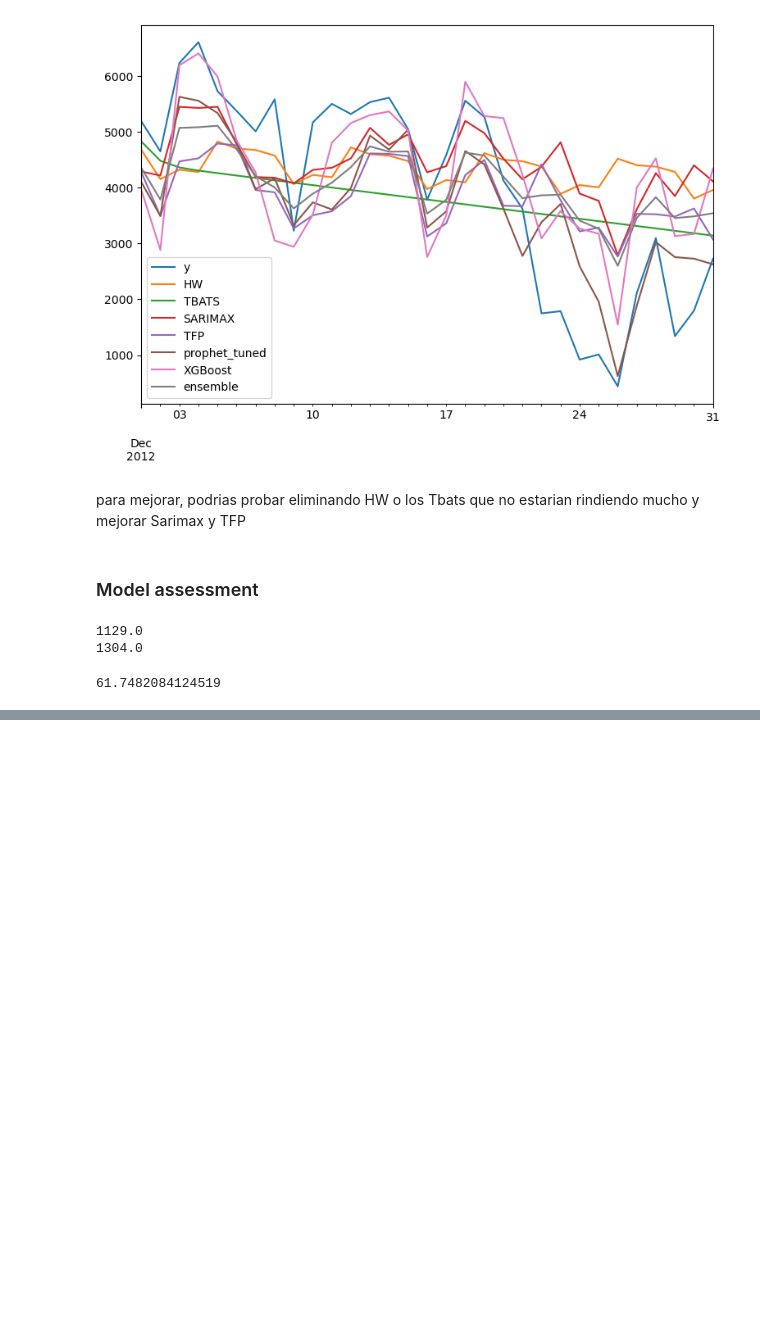
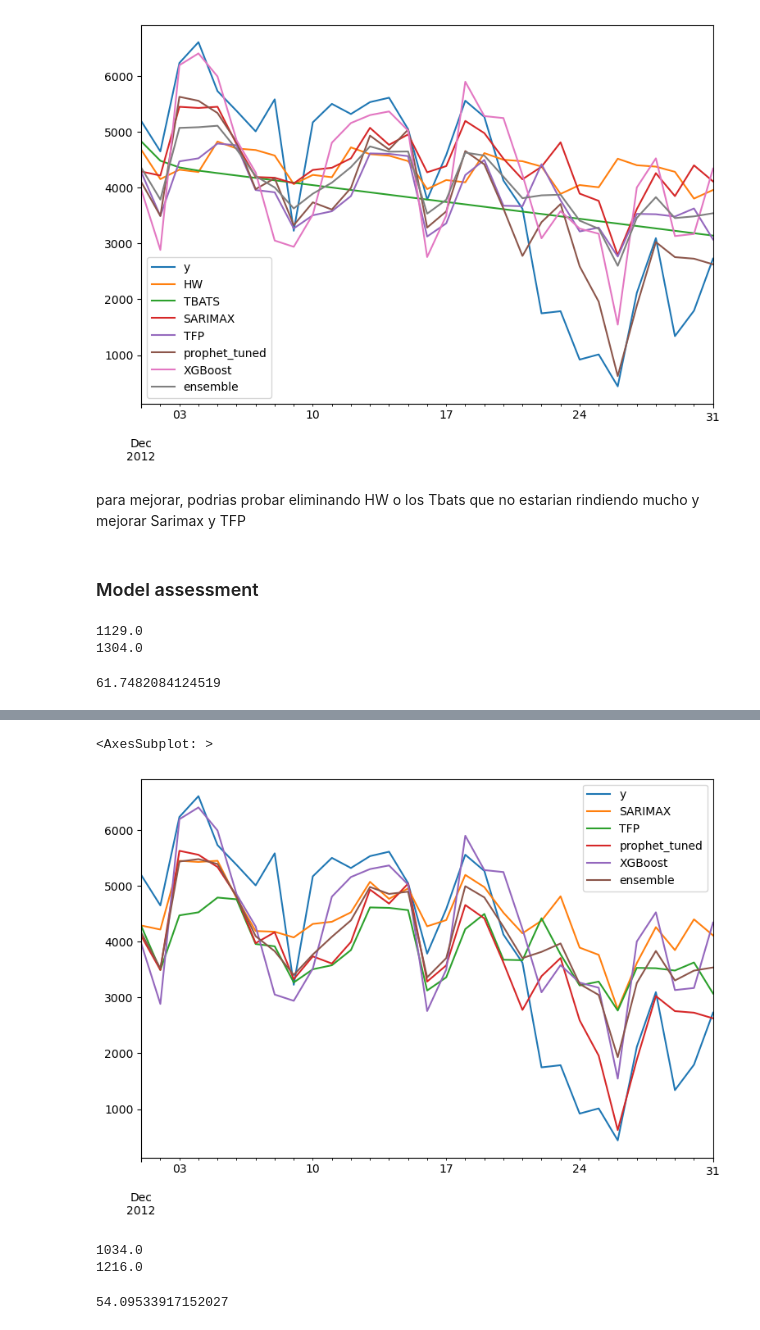
Before and after one commit to leomay282/Modelos-de-Pronosticos-Series-Temporales-Python, a Jupyter notebook: Ensemble/Ensemble Template.ipynb, the cells around one changed output, grey strips where cells are left out. Cells and saved outputs as stored; diff of their text form; code cells hidden in the pictures; blank space fills up the shorter version.

```diff
--- a/Ensemble/Ensemble Template.ipynb
+++ b/Ensemble/Ensemble Template.ipynb
@@ -140,0 +143,12 @@ MAPE(df.y, df.ensemble)
+# %%
+#load predictions
+#hw = pd.read_csv("predictions_hw.csv", index_col= [0], parse_dates=True)
+#tbats = pd.read_csv("predictions_tbats.csv", index_col= [0], parse_dates=True)
+sarimax = pd.read_csv("predictions_sarimax.csv", index_col= [0], parse_dates=True)
+tfp = pd.read_csv("predictions_tfp.csv", index_col= [0], parse_dates=True)
+prophet_tuned = pd.read_csv("predictions_prophet_tuned.csv", index_col= [0], parse_dates=True)
+xgboost = pd.read_csv("predictions_xgb.csv", index_col= [0], parse_dates=True)
+# %%
+#concatenate predictions
+df = pd.concat([test_set, sarimax, tfp, prophet_tuned, xgboost], axis = 1)
+df.head()
@@ -140,0 +162,3 @@ MAPE(df.y, df.ensemble)
+# %%
+df["ensemble"] = df.iloc[:,1:].mean(axis = 1)
+df.head()
@@ -140,0 +172,22 @@ MAPE(df.y, df.ensemble)
+# %%
+#visualization
+df.plot(figsize = (9,6), legend = True)
+# %% [output]
+<AxesSubplot: >
+[figure, added]
+# %%
+#MAE and RMSE
+from sklearn.metrics import mean_squared_error, mean_absolute_error
+print(round(mean_absolute_error(df.y, df.ensemble),0))
+print(round(np.sqrt(mean_squared_error(df.y, df.ensemble)), 0))
+# %% [output]
+1034.0
+1216.0
+# %%
+#MAPE function
+def MAPE(y_true, y_pred):
+  y_true, y_pred = np.array(y_true), np.array(y_pred)
+  return np.mean(np.abs((y_true - y_pred) / y_true)) * 100
+MAPE(df.y, df.ensemble)
+# %% [output]
+54.09533917152027
```
Also changed, not shown: parts of 3 cells of this notebook.
